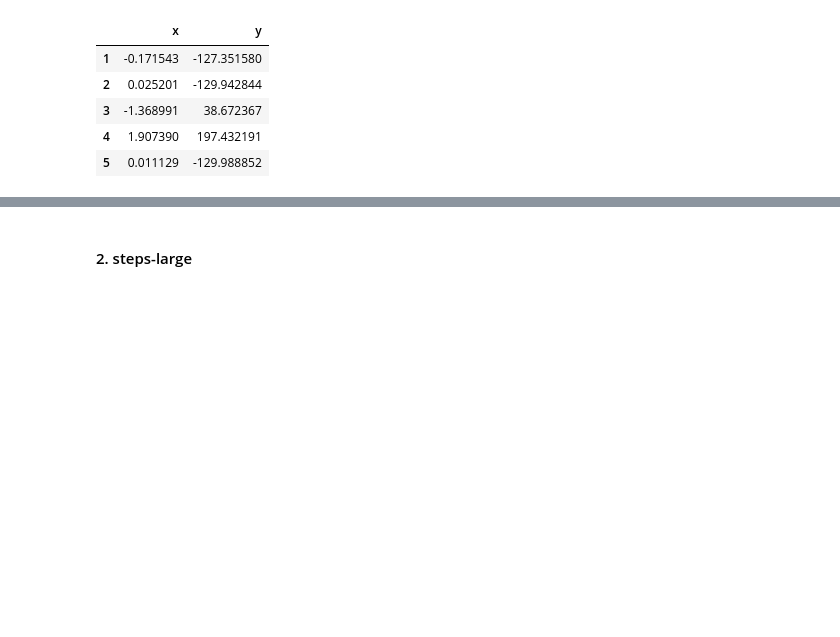
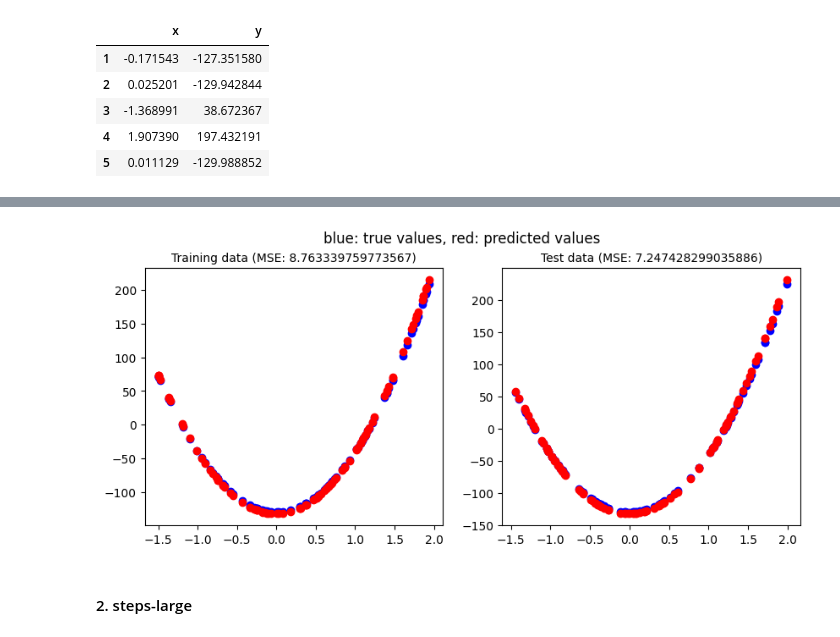
Before and after one commit to skowronskid/Computational-Analysis-Methods, a Jupyter notebook: main.ipynb, the cells around one changed output, grey strips where cells are left out. Saved outputs shown, nothing was run; the diff lists cells and outputs as text; code cells hidden in the pictures; blank space fills up the shorter version.

```diff
--- a/main.ipynb
+++ b/main.ipynb
@@ -134,3 +130,35 @@ mlp.summary()
+# %%
+mlp = MLP()
+
+
+L0 = Layer(nr_neurons = 5)
+L0.set_weights(np.array([-1.2 ,  0.7, -0.03,  1.2 , -1]).reshape(5,1))
+L0.set_biases(np.array([-2.25 , -1.6 ,  0.8, -2.8  ,  2.1]))
+L0.set_function(sigmoid)
+mlp.add(L0,name = "Hidden0")
+
+L1 = Layer(nr_neurons = 5)
+L1.set_weights(np.array([
+    [-2.6 , -0.6, -0.2, -1.3 ,  0.7],
+    [-0.8 , -2.3 , -0.2, -0.6, -1.5  ],
+    [-0.7 , -0.5, -2.4  , -0.9, -0.8],
+    [-1.2  , -0.2 ,  0.4, -3  ,  1.2 ],
+    [-1 , -0.6 , -0.4 , -1.3 ,  0.02]
+]))
+L1.set_biases(np.array([ 0.5,  0.2, -0.1,  0.7,  0.6 ]))
+L1.set_function(sigmoid)
+mlp.add(L1,name = "Hidden1")
+
+mlp.add(Layer(
+    nr_neurons = 1,
+    weights =  np.array([-1100,-300,-10,-200,-1000]).reshape(1,5),
+    biases = np.array([1300]),
+    func=linear
+    ),name = "Output")
+# %%
+plot_predictions(mlp, df_square, df_square_test)
+# %% [output]
+[figure, added]
 # %% [markdown]
 #### 2. steps-large
 # %%
```
Also changed, not shown: parts of 34 cells of this notebook, 1 other file.
